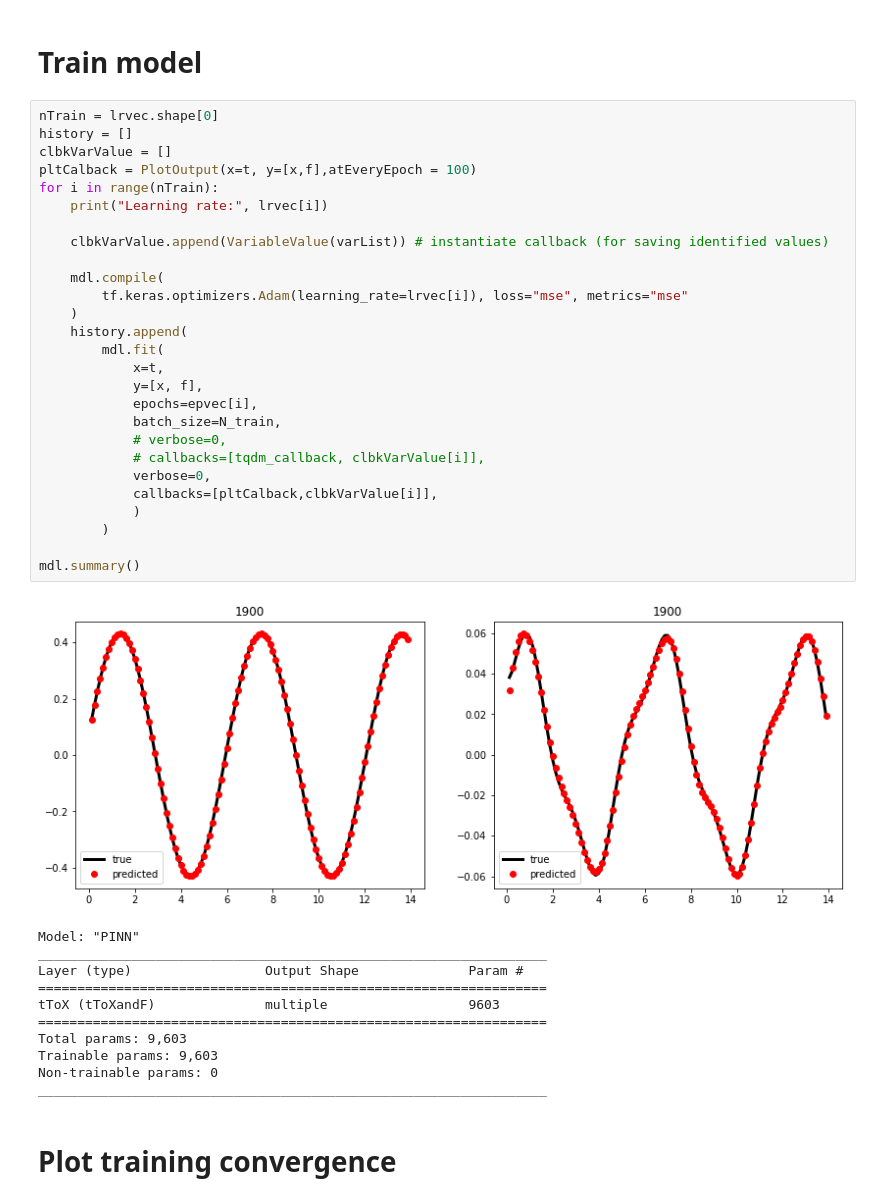
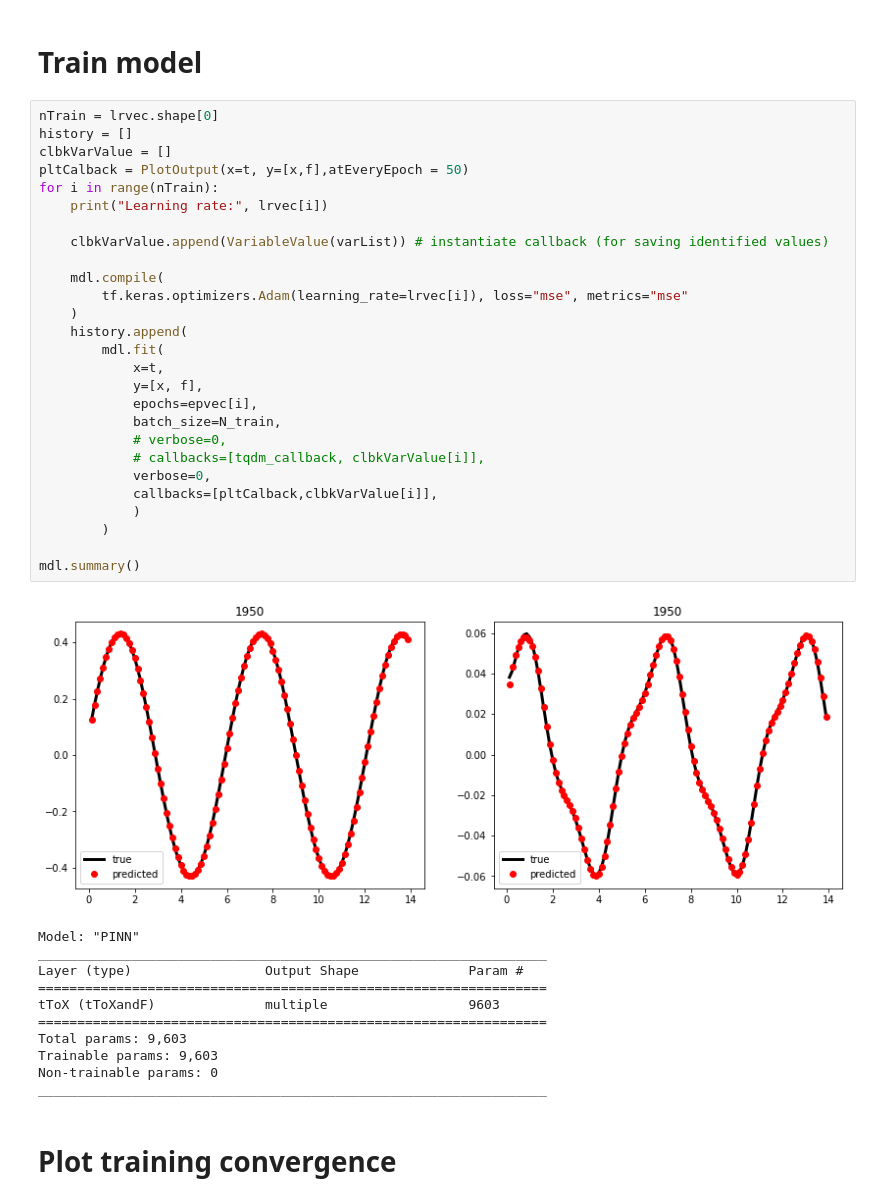
Before and after one commit to helonayala/pinn, a Jupyter notebook: 01_DeepVIV_sec21.ipynb, the cells around one changed output. Saved outputs shown, nothing was run; the diff lists cells and outputs as text.

```diff
--- a/01_DeepVIV_sec21.ipynb
+++ b/01_DeepVIV_sec21.ipynb
@@ -224,32 +209,32 @@ varList = [mdl.tToXandF.b, mdl.tToXandF.k]
 # %%
 nTrain = lrvec.shape[0]
 history = []
 clbkVarValue = []
-pltCalback = PlotOutput(x=t, y=[x,f],atEveryEpoch = 100)
+pltCalback = PlotOutput(x=t, y=[x,f],atEveryEpoch = 50)
 for i in range(nTrain):
     print("Learning rate:", lrvec[i])
 
     clbkVarValue.append(VariableValue(varList)) # instantiate callback (for saving identified values)
 
     mdl.compile(
         tf.keras.optimizers.Adam(learning_rate=lrvec[i]), loss="mse", metrics="mse"
     )
     history.append(
         mdl.fit(
             x=t,
             y=[x, f],
             epochs=epvec[i],
             batch_size=N_train,
             # verbose=0,
             # callbacks=[tqdm_callback, clbkVarValue[i]],
             verbose=0,
             callbacks=[pltCalback,clbkVarValue[i]],
             )
         )
 
 mdl.summary()
 # %% [output]
-[figure, old version]
+[figure, new version]
 Model: "PINN"
 _________________________________________________________________
 Layer (type)                 Output Shape              Param #
```
Also changed, not shown: parts of 5 cells of this notebook.
